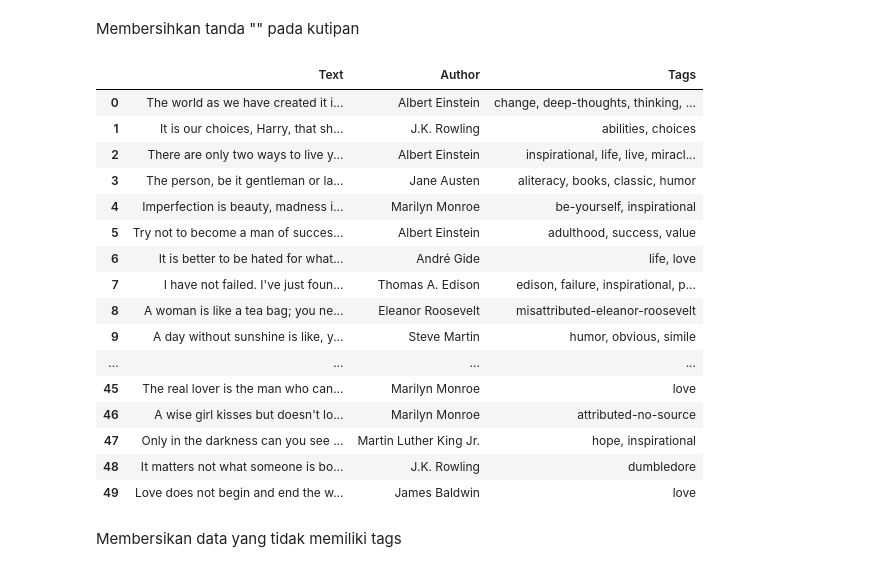
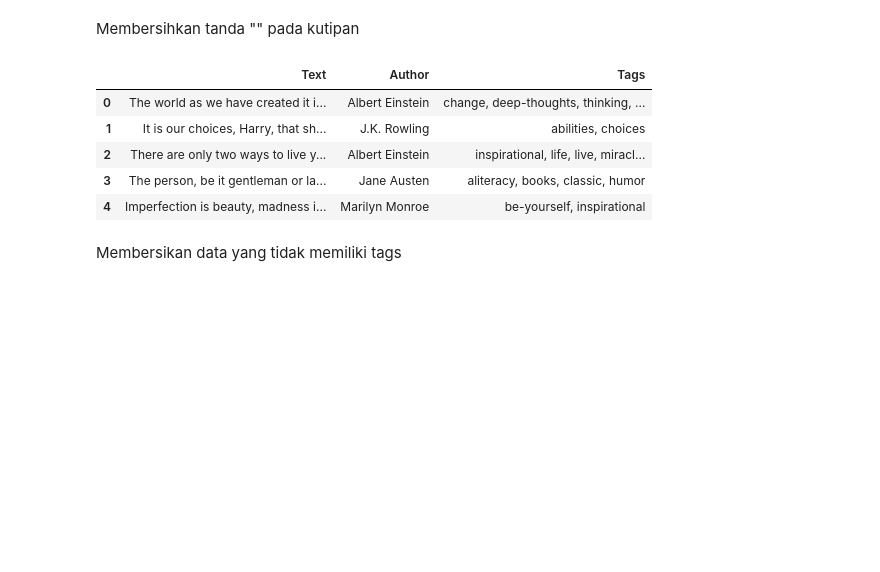
Before and after one commit to SiEggo/scraping, a Jupyter notebook: basic_scraping.ipynb, the cells around one changed output. Drawn from its saved outputs; the diff is of its cells as text; code cells hidden in the pictures; blank space fills up the shorter version.

```diff
--- a/basic_scraping.ipynb
+++ b/basic_scraping.ipynb
@@ -74,25 +74,14 @@ Membersihkan tanda "" pada kutipan
 # %%
 df['Author'] = df['Author'].str.title()
 df['Text'] = df['Text'].str.strip('“”"')
-df
+df.head()
 # %% [output]
 |  | Text | Author | Tags |
 | 0 | The world as we have created it i... | Albert Einstein | change, deep-thoughts, thinking, ... |
 | 1 | It is our choices, Harry, that sh... | J.K. Rowling | abilities, choices |
 | 2 | There are only two ways to live y... | Albert Einstein | inspirational, life, live, miracl... |
 | 3 | The person, be it gentleman or la... | Jane Austen | aliteracy, books, classic, humor |
 | 4 | Imperfection is beauty, madness i... | Marilyn Monroe | be-yourself, inspirational |
-| 5 | Try not to become a man of succes... | Albert Einstein | adulthood, success, value |
-| 6 | It is better to be hated for what... | André Gide | life, love |
-| 7 | I have not failed. I've just foun... | Thomas A. Edison | edison, failure, inspirational, p... |
-| 8 | A woman is like a tea bag; you ne... | Eleanor Roosevelt | misattributed-eleanor-roosevelt |
-| 9 | A day without sunshine is like, y... | Steve Martin | humor, obvious, simile |
-| ... | ... | ... | ... |
-| 45 | The real lover is the man who can... | Marilyn Monroe | love |
-| 46 | A wise girl kisses but doesn't lo... | Marilyn Monroe | attributed-no-source |
-| 47 | Only in the darkness can you see ... | Martin Luther King Jr. | hope, inspirational |
-| 48 | It matters not what someone is bo... | J.K. Rowling | dumbledore |
-| 49 | Love does not begin and end the w... | James Baldwin | love |
 # %% [markdown]
 Membersikan data yang tidak memiliki tags
 # %%
```
Also changed, not shown: parts of 1 cell of this notebook.
